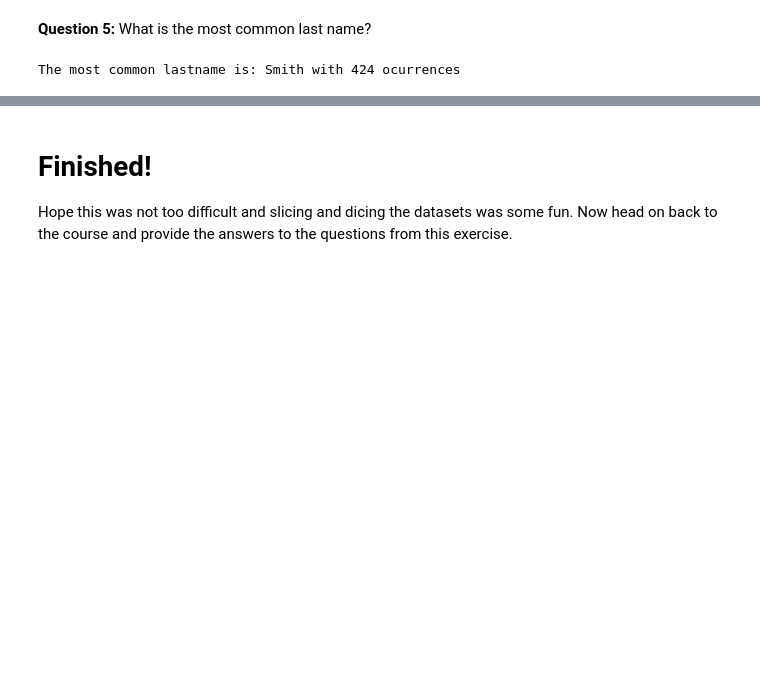
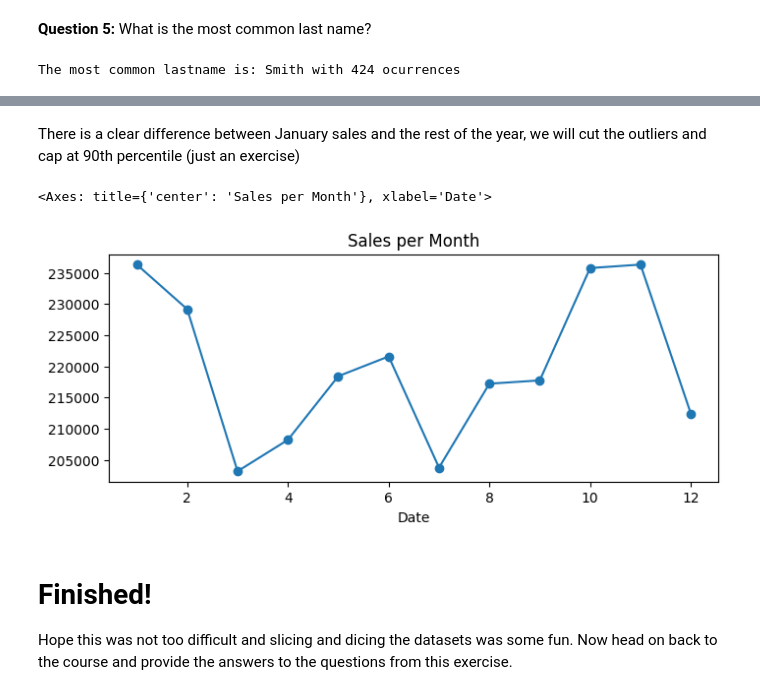
Before and after one commit to EybertMacedo/DataScience, a Jupyter notebook: customers_and_orders/customers_and_orders.ipynb, the cells around one changed output, grey strips where cells are left out. Drawn from its saved outputs; the diff is of its cells as text; code cells hidden in the pictures; blank space fills up the shorter version.

```diff
--- a/customers_and_orders/customers_and_orders.ipynb
+++ b/customers_and_orders/customers_and_orders.ipynb
@@ -215,3 +442,12 @@ Once you get your answers, remember to go back to the course and introduce them
+# %% [markdown]
+There is a clear difference between January sales and the rest of the year, we will cut the outliers and cap at 90th percentile (just an exercise)
+# %%
+threshold = monthly_sales.quantile(0.90)
+monthly_sales_clipped = monthly_sales.clip(upper=threshold)
+monthly_sales_clipped.plot(kind="line", figsize=(8,3), marker="o", title="Sales per Month")
+# %% [output]
+<Axes: title={'center': 'Sales per Month'}, xlabel='Date'>
+[figure, added]
 # %% [markdown]
 # Finished!
 
```
Also changed, not shown: parts of 27 cells of this notebook.
